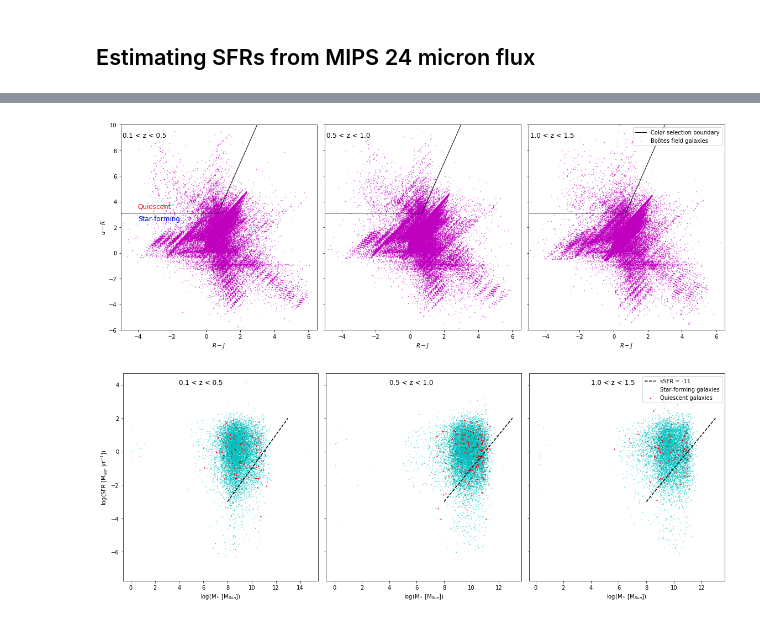
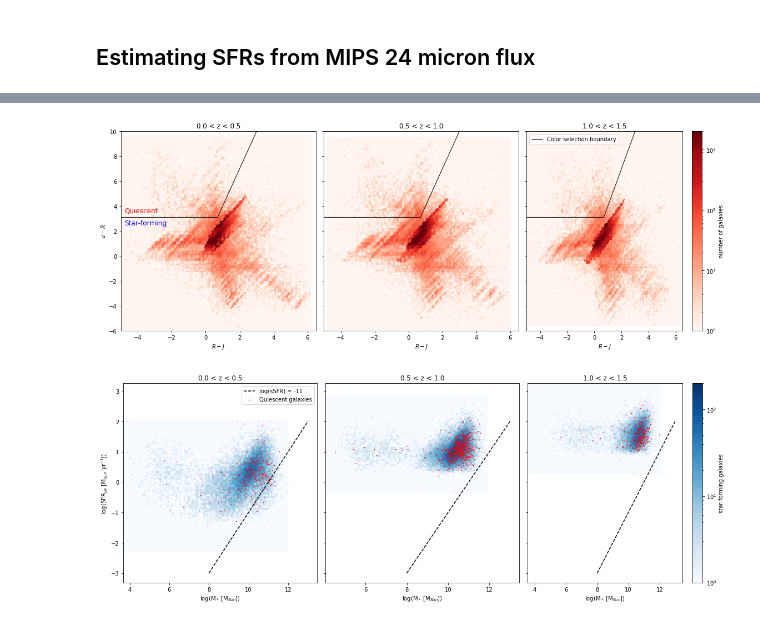
Before and after one commit to Bruno-Rodriguez/quiescent-galaxy, a Jupyter notebook: galaxies_select_SFR_pd.ipynb, the cells around one changed output, grey strips where cells are left out. Cells and saved outputs as stored; diff of their text form; code cells hidden in the pictures.

```diff
--- a/galaxies_select_SFR_pd.ipynb
+++ b/galaxies_select_SFR_pd.ipynb
@@ -354,6 +370,6 @@ def LIR_to_SFR(LIR):
 # %%
-bootes_data['LIR_24'] = pd.Series([F24_to_LIR(flux,zobj) for flux, zobj in zip(bootes_data['F_MIPS_24'],bootes_data['Z_BEST'])])
+bootes['LIR_24'] = pd.Series([F24_to_LIR(flux,zobj) for flux, zobj in zip(bootes['F_MIPS_24'],bootes['Z_BEST'])],index=bootes.index)
 
-bootes_data['SFR_24'] = pd.Series([LIR_to_SFR(LIR) for LIR in bootes_data['LIR_24']])
+bootes['SFR_24'] = bootes['LIR_24'].apply(LIR_to_SFR)#pd.Series([LIR_to_SFR(LIR) for LIR in bootes['LIR_24']])
 # %%
 #%% Plotting Star formation rate vs Stellar mass
@@ -477,0 +472,14 @@ Galaxies with z<0.1: 32490
+# %%
+bootes['x'] = np.log10(bootes['ch3_flux']/bootes['ch1_flux'])
+bootes['y'] = np.log10(bootes['ch4_flux']/bootes['ch2_flux'])
+
+DonleyAGN=np.count_nonzero((bootes['x']>=0.08)&
+                           (bootes['y']>=0.15)&
+                           (bootes['y']>=1.21*bootes['x']-0.27)&
+                           (bootes['y']<=1.21*bootes['x']+0.27)&
+                           (bootes['ch2_flux']>bootes['ch1_flux'])&
+                           (bootes['ch3_flux']>bootes['ch2_flux'])&
+                           (bootes['ch4_flux']>bootes['ch3_flux']))
+
+print(f"Galaxies marked as AGN in the catalogue: {np.count_nonzero(bootes['AGN']==1)}")
+print(f"Galaxies that meet the Donley et al. (2012) IR AGN criteria: {DonleyAGN}")
@@ -478 +499,9 @@ Galaxies with z<0.1: 32490
+# %%
+bootes = bootes[~((bootes['x']>=0.08)&
+                           (bootes['y']>=0.15)&
+                           (bootes['y']>=1.21*bootes['x']-0.27)&
+                           (bootes['y']<=1.21*bootes['x']+0.27)&
+                           (bootes['ch2_flux']>bootes['ch1_flux'])&
+                           (bootes['ch3_flux']>bootes['ch2_flux'])&
+                           (bootes['ch4_flux']>bootes['ch3_flux']))]
 # %%
@@ -509,48 +540,48 @@ Fraction of star forming galaxies with MIPS flux > 80 uJy: 12.26%
 # %%
 fig1, ax1 = plt.subplots(1,3,sharey='row',figsize=(16,6))
 #fig1.suptitle('Color-color diagrams for different redshift bins')
 fig1.subplots_adjust(wspace=0)
-#fig1.subplots_adjust(hspace=1)
-for n, zmin, zmax in zip([0,1,2],[0.1,0.5,1.0],[0.5,1.0,1.5]):
+for n, zmin, zmax in zip([0,1,2],[0.0,0.5,1.0],[0.5,1.0,1.5]):
     ax1[n].set_xlabel(f"${filter2}-{filter3}$",fontsize=10)
-    xdata = bootes_data.loc[(bootes_data['Z_BEST']>=zmin)&(bootes_data['Z_BEST']<zmax),'R-J']
-    ydata = bootes_data.loc[(bootes_data['Z_BEST']>=zmin)&(bootes_data['Z_BEST']<zmax),'u-R']
-    ax1[n].scatter(xdata,ydata,color='m',s=0.1,label='Boötes field galaxies')
+    xdata = bootes.loc[(bootes['Z_BEST']>=zmin)&(bootes['Z_BEST']<zmax),'RJ']
+    ydata = bootes.loc[(bootes['Z_BEST']>=zmin)&(bootes['Z_BEST']<zmax),'uR']
+    hb = ax1[n].hexbin(xdata,ydata,bins='log',cmap='Reds',vmax=2000)
     ax1[n].plot([-80,0.7,80],[3.1,3.1,241],color='k',linewidth=1,label='Color selection boundary')
     ax1[n].set_xlim(xmin=-5,xmax=6.5)
     ax1[n].set_ylim(ymin=-6,ymax=10)
-    ax1[n].annotate(f"{zmin} < z < {zmax}",xy=(0,0),xytext=(-4.9,9),fontsize=12,color='k')
+    ax1[n].set_title(f"{zmin} < z < {zmax}")
+cb = fig1.colorbar(hb, ax=ax1[2])
+cb.set_label('number of galaxies')
 ax1[0].set_ylabel(f"${filter1}-{filter2}$",fontsize=10)
 ax1[2].legend(numpoints=1, loc='best')
-ax1[0].annotate('Quiescent',xy=(0,0),xytext=(-4,3.5),fontsize=12,color='r')
-ax1[0].annotate('Star-forming',xy=(0,0),xytext=(-4,2.5),fontsize=12,color='b')
+ax1[0].text(-4.8,3.5,'Quiescent',size=12,color='r')
+ax1[0].text(-4.8,2.5,'Star-forming',size=12,color='b')
 fig1.tight_layout()
 plt.show()
 # %% [output]
-[figure, old version]
+[figure, new version]
 # %%
 fig1, ax1 = plt.subplots(1,3,sharey='row',figsize=(16,6))
 #fig1.suptitle('Stellar mass vs SFR for different redshift bins')
 fig1.subplots_adjust(wspace=0)
-#fig1.subplots_adjust(hspace=1)
-for n, zmin, zmax in zip([0,1,2],[0.1,0.5,1.0],[0.5,1.0,1.5]):
+for n, zmin, zmax in zip([0,1,2],[0.0,0.5,1.0],[0.5,1.0,1.5]):
     ax1[n].set_xlabel("log(M$_*$ [M$_{Sun}$])",fontsize=10)
-    ax1[n].scatter(bootes_data.loc[(bootes_data['Z_BEST']>=zmin)&(bootes_data['Z_BEST']<zmax)&(~(bootes_data['u-R']>3.1)|~(bootes_data['u-R']>3*bootes_data['R-J']+1)),'Mass_median'],
-                   np.log10(bootes_data.loc[(bootes_data['Z_BEST']>=zmin)&(bootes_data['Z_BEST']<zmax)&(~(bootes_data['u-R']>3.1)|~(bootes_data['u-R']>3*bootes_data['R-J']+1)),'SFR_24']),
-                   s=0.1,color='c',label='Star-forming galaxies')
-    #star_forming = np.count_nonzero(~(bootes_data['u-R']>3.1)|~(bootes_data['u-R']>3*bootes_data['R-J']+1))
-    ax1[n].scatter(bootes_data.loc[(bootes_data['Z_BEST']>=zmin)&(bootes_data['Z_BEST']<zmax)&(bootes_data['u-R']>3.1)&(bootes_data['u-R']>3*bootes_data['R-J']+1),'Mass_median'],
-                   np.log10(bootes_data.loc[(bootes_data['Z_BEST']>=zmin)&(bootes_data['Z_BEST']<zmax)&(bootes_data['u-R']>3.1)&(bootes_data['u-R']>3*bootes_data['R-J']+1),'SFR_24']),
-                   s=1.5,color='r',label='Quiescent galaxies')
-    #quiescent = np.count_nonzero((bootes_data['u-R']>3.1)&(bootes_data['u-R']>3*bootes_data['R-J']+1))
-    ax1[n].plot([8,13],[-3,2],'--',color='k',label='sSFR = -11')
+    hb = ax1[n].hexbin(bootes.loc[(bootes['Z_BEST']>=zmin)&(bootes['Z_BEST']<zmax)&(~bootes['quiescent'])&(bootes['F_MIPS_24']>5*bootes['upperF24'])&(bootes['F_MIPS_24']>5*bootes['lowerF24']),'Mass_median'],
+                   np.log10(bootes.loc[(bootes['Z_BEST']>=zmin)&(bootes['Z_BEST']<zmax)&(~bootes['quiescent'])&(bootes['F_MIPS_24']>5*bootes['upperF24'])&(bootes['F_MIPS_24']>5*bootes['lowerF24']),'SFR_24']),
+                   cmap='Blues',bins='log',vmax=200)
+    ax1[n].scatter(bootes.loc[(bootes['Z_BEST']>=zmin)&(bootes['Z_BEST']<zmax)&(bootes['quiescent'])&(bootes['F_MIPS_24']>5*bootes['upperF24'])&(bootes['F_MIPS_24']>5*bootes['lowerF24']),'Mass_median'],
+                   np.log10(bootes.loc[(bootes['Z_BEST']>=zmin)&(bootes['Z_BEST']<zmax)&(bootes['quiescent'])&(bootes['F_MIPS_24']>5*bootes['upperF24'])&(bootes['F_MIPS_24']>5*bootes['lowerF24']),'SFR_24']),
+                   s=0.5,color='r',label='Quiescent galaxies')
+    ax1[n].plot([8,13],[-3,2],'--',color='k',label='log(sSFR) = -11')
     #ax1[n].set_xlim(xmin=10.7,xmax=13)
     #ax1[n].set_ylim(ymin=-3,ymax=7)
-    ax1[n].annotate(f"{zmin} < z < {zmax}",xy=(11,2),xytext=(4,4),fontsize=12,color='k')
+    ax1[n].set_title(f"{zmin} < z < {zmax}")
 
-ax1[0].set_ylabel("log(SFR [M$_{Sun}$ yr$^{-1}$])",fontsize=10)
-ax1[2].legend(numpoints=1, loc='best')
+cb = fig1.colorbar(hb, ax=ax1[2])
+cb.set_label('star-forming galaxies')
+ax1[0].set_ylabel("log(SFR$_{24}$ [M$_{Sun}$ yr$^{-1}$])",fontsize=10)
+ax1[0].legend(numpoints=1, loc='best')
 fig1.tight_layout()
 plt.show()
 # %% [output]
-[figure, old version]
+[figure, new version]
```
Also changed, not shown: parts of 43 cells of this notebook.
